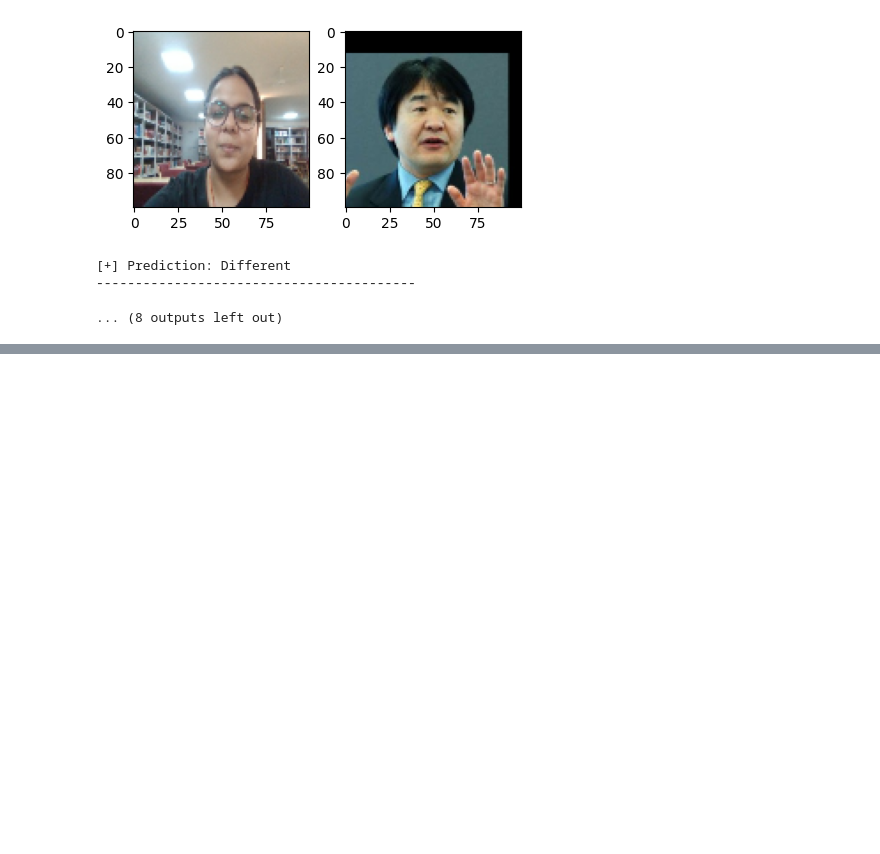
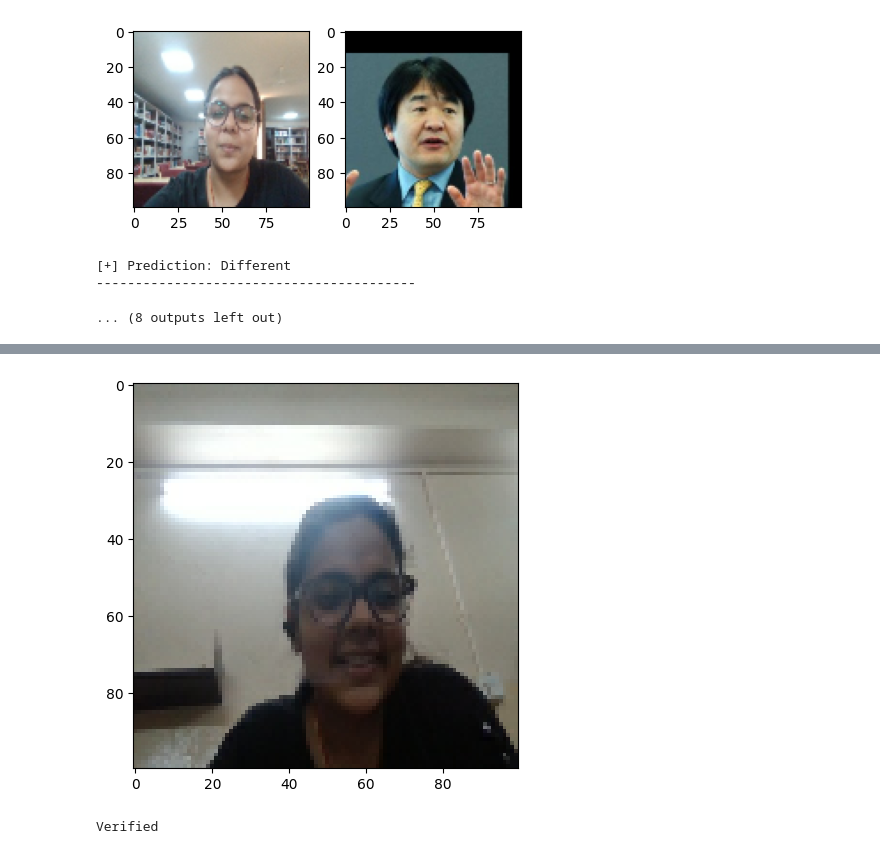
Before and after one commit to PranjalAgarwal04/facepay, a Jupyter notebook: script.ipynb, the cells around one changed output, grey strips where cells are left out. Cells and saved outputs as stored; diff of their text form; code cells hidden in the pictures; blank space fills up the shorter version.

```diff
--- a/script.ipynb
+++ b/script.ipynb
@@ -383,3 +383,38 @@ for i in range(10):
 [+] Prediction: Different
 -----------------------------------------
 ... (8 outputs left out)
+# %%
+def verify(model, detection_threshold, verification_threshold):
+    results = []
+    for image in os.listdir(os.path.join('application_data', 'verification_images')):
+        input_img = preprocess(os.path.join(
+            'application_data', 'input_image', 'input_image.jpg'))
+        validation_img = preprocess(os.path.join(
+            'application_data', 'verification_images', image))
+        result = model.predict(
+            list(np.expand_dims([input_img, validation_img], axis=1)))
+        results.append(result)
+
+    detection = np.sum(np.array(results) > detection_threshold)
+    verification = detection / \
+        len(os.listdir(os.path.join('application_data', 'verification_images')))
+    verified = verification > verification_threshold
+
+    return results, verified, input_img
+# %%
+cap = cv2.VideoCapture(0)
+while cap.isOpened():
+    ret, frame = cap.read()
+    frame = cv2.resize(frame, (250, 250))
+    cv2.imshow('Verification', frame)
+
+    if cv2.waitKey(10) & 0xFF == ord('v'):
+        cv2.imwrite(os.path.join('application_data',
+                    'input_image', 'input_image.jpg'), frame)
+        results, verified, input_img = verify(model, 0.5, 0.5)
+        print(verified)
+    if cv2.waitKey(10) & 0xFF == ord('q'):
+        break
+
+cap.release()
+cv2.destroyAllWindows()
@@ -385,0 +439,11 @@ for i in range(10):
+# %%
+plt.figure(figsize=(5, 5))
+plt.imshow(input_img)
+plt.show()
+if verified:
+    print("Verified")
+else:
+    print("Not Verified")
+# %% [output]
+[figure, added]
+Verified
```
Also changed, not shown: parts of 1 cell of this notebook.
